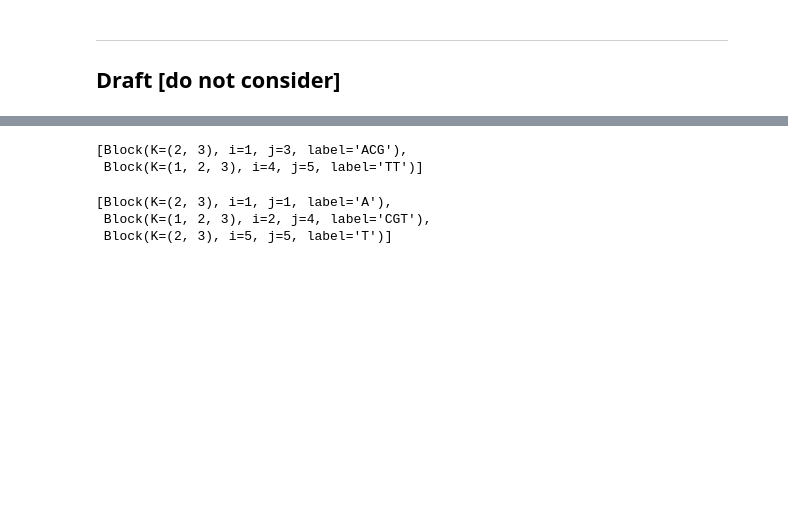
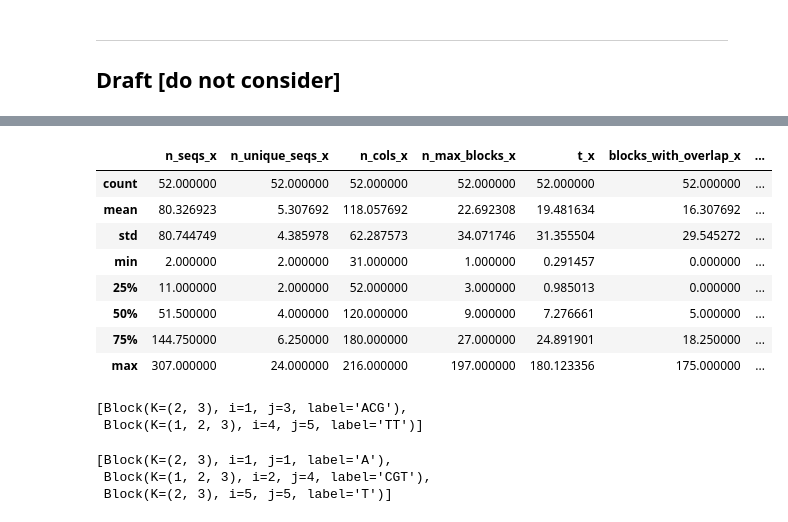
Before and after one commit to AlgoLab/pangeblocks, a Jupyter notebook: Result-Analysis.ipynb, the cells around one changed output, grey strips where cells are left out. Saved outputs shown, nothing was run; the diff lists cells and outputs as text; code cells hidden in the pictures; blank space fills up the shorter version.

```diff
--- a/Result-Analysis.ipynb
+++ b/Result-Analysis.ipynb
@@ -189,3 +217,15 @@ ___
+# %%
+data_times[data_times["diff-max-sub"]<0].describe()
+# %% [output]
+|  | n_seqs_x | n_unique_seqs_x | n_cols_x | n_max_blocks_x | t_x | blocks_with_overlap_x | ... |
+| count | 52.000000 | 52.000000 | 52.000000 | 52.000000 | 52.000000 | 52.000000 | ... |
+| mean | 80.326923 | 5.307692 | 118.057692 | 22.692308 | 19.481634 | 16.307692 | ... |
+| std | 80.744749 | 4.385978 | 62.287573 | 34.071746 | 31.355504 | 29.545272 | ... |
+| min | 2.000000 | 2.000000 | 31.000000 | 1.000000 | 0.291457 | 0.000000 | ... |
+| 25% | 11.000000 | 2.000000 | 52.000000 | 3.000000 | 0.985013 | 0.000000 | ... |
+| 50% | 51.500000 | 4.000000 | 120.000000 | 9.000000 | 7.276661 | 5.000000 | ... |
+| 75% | 144.750000 | 6.250000 | 180.000000 | 27.000000 | 24.891901 | 18.250000 | ... |
+| max | 307.000000 | 24.000000 | 216.000000 | 197.000000 | 180.123356 | 175.000000 | ... |
 # %%
 from src.blocks.block_decomposition import block_decomposition
 from src.blocks.block import Block
```
Also changed, not shown: parts of 4 cells of this notebook, 8 other files.
